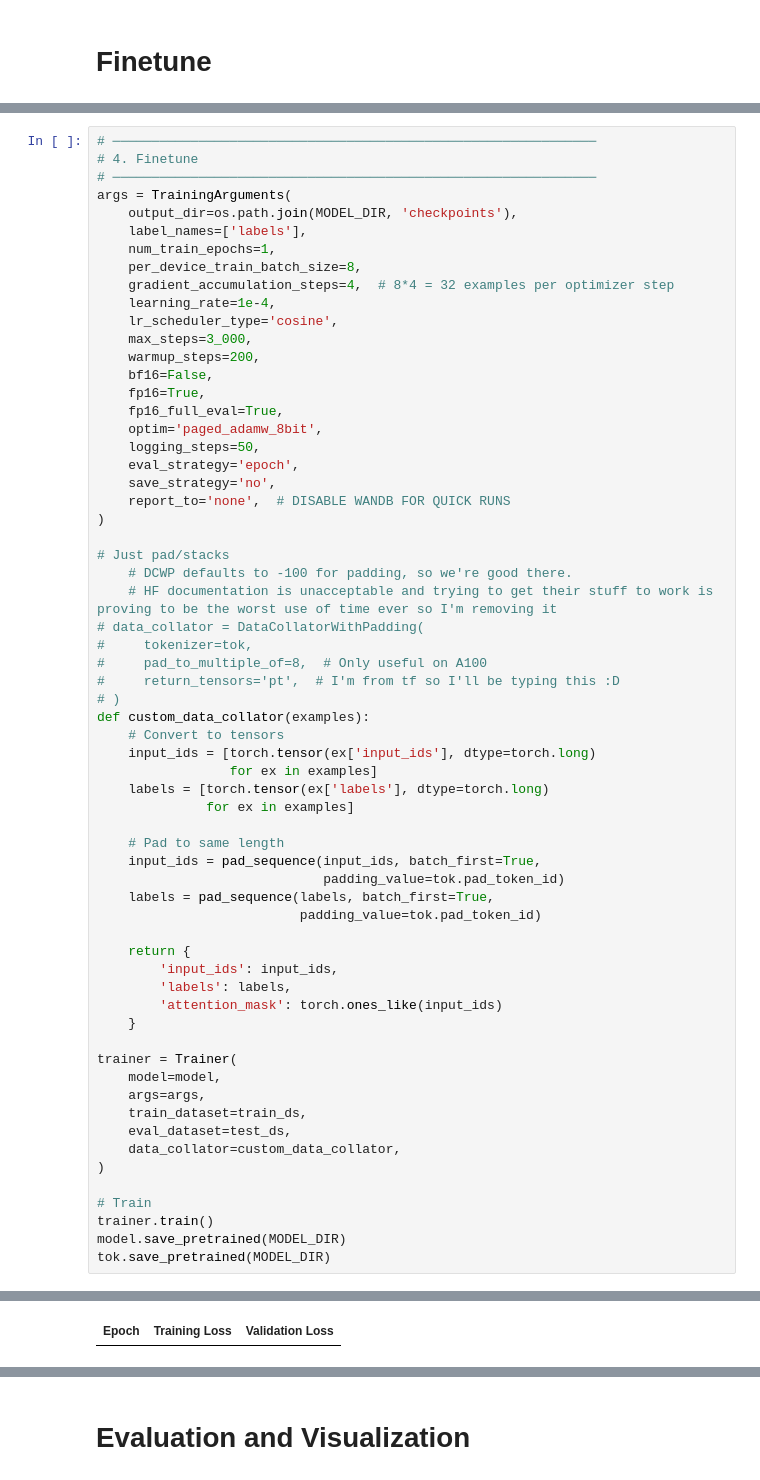
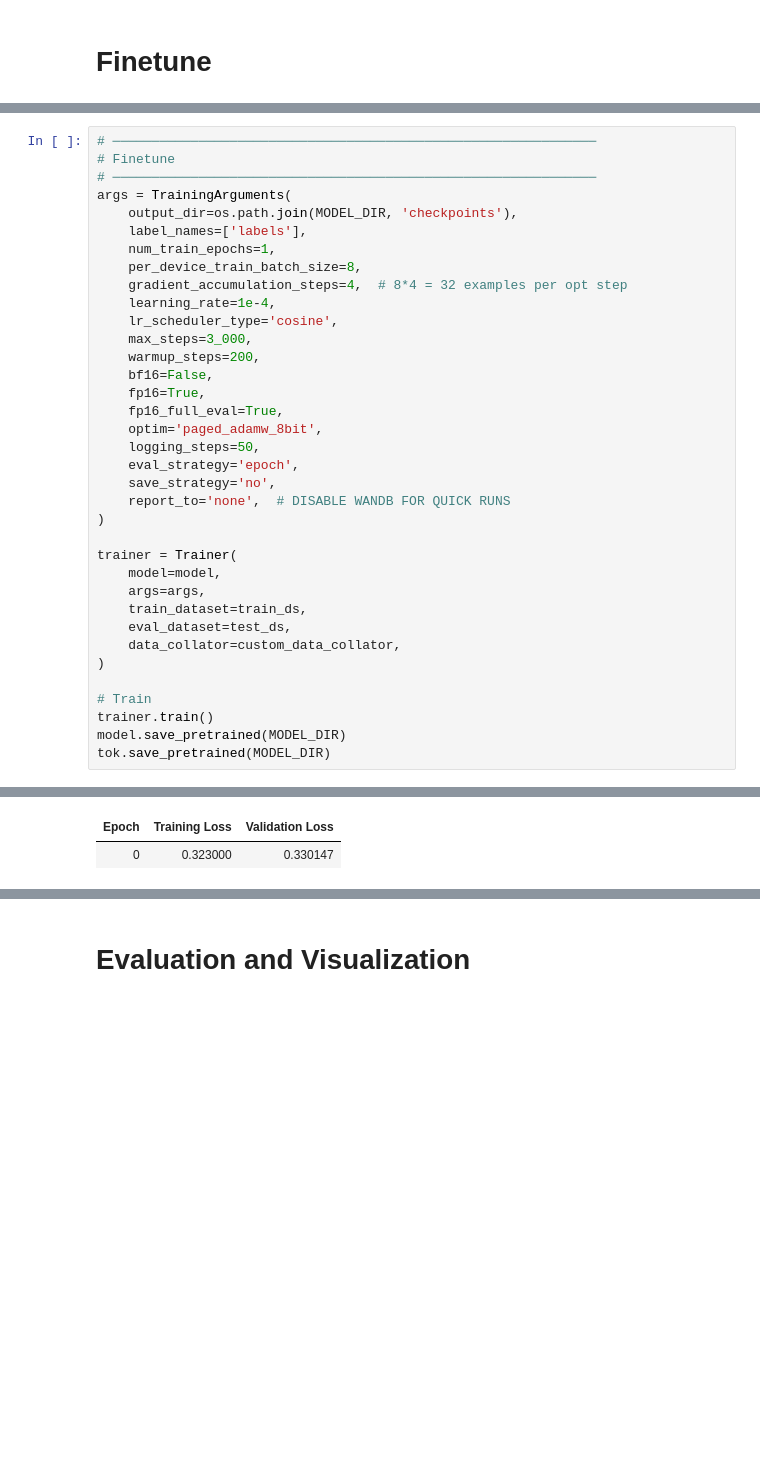
Before and after one commit to BreckEmert/repurposed-tokens-experiment, a Jupyter notebook: LoRA_sanity_run.ipynb, the cells around one changed output, grey strips where cells are left out. Drawn from its saved outputs; the diff is of its cells as text; blank space fills up the shorter version.

```diff
--- a/LoRA_sanity_run.ipynb
+++ b/LoRA_sanity_run.ipynb
@@ -470,14 +501,14 @@ if RUN.filler_tok:
 trainable params: 1,703,936 || all params: 1,237,518,336 || trainable%: 0.1377
 # %%
 # ──────────────────────────────────────────────────────────────
-# 4. Finetune
+# Finetune
 # ──────────────────────────────────────────────────────────────
 args = TrainingArguments(
     output_dir=os.path.join(MODEL_DIR, 'checkpoints'),
     label_names=['labels'],
     num_train_epochs=1,
     per_device_train_batch_size=8,
-    gradient_accumulation_steps=4,  # 8*4 = 32 examples per optimizer step
+    gradient_accumulation_steps=4,  # 8*4 = 32 examples per opt step
     learning_rate=1e-4,
     lr_scheduler_type='cosine',
     max_steps=3_000,
@@ -492,33 +523,6 @@ args = TrainingArguments(
     report_to='none',  # DISABLE WANDB FOR QUICK RUNS
 )
 
-# Just pad/stacks
-    # DCWP defaults to -100 for padding, so we're good there.
-    # HF documentation is unacceptable and trying to get their stuff to work is proving to be the worst use of time ever so I'm removing it
-# data_collator = DataCollatorWithPadding(
-#     tokenizer=tok,
-#     pad_to_multiple_of=8,  # Only useful on A100
-#     return_tensors='pt',  # I'm from tf so I'll be typing this :D
-# )
-def custom_data_collator(examples):
-    # Convert to tensors
-    input_ids = [torch.tensor(ex['input_ids'], dtype=torch.long)
-                 for ex in examples]
-    labels = [torch.tensor(ex['labels'], dtype=torch.long)
-              for ex in examples]
-
-    # Pad to same length
-    input_ids = pad_sequence(input_ids, batch_first=True,
-                             padding_value=tok.pad_token_id)
-    labels = pad_sequence(labels, batch_first=True,
-                          padding_value=tok.pad_token_id)
-
-    return {
-        'input_ids': input_ids,
-        'labels': labels,
-        'attention_mask': torch.ones_like(input_ids)
-    }
-
 trainer = Trainer(
     model=model,
     args=args,
@@ -536 +540,2 @@ tok.save_pretrained(MODEL_DIR)
 | Epoch | Training Loss | Validation Loss |
+| 0 | 0.323000 | 0.330147 |
```
Also changed, not shown: parts of 19 cells of this notebook.
